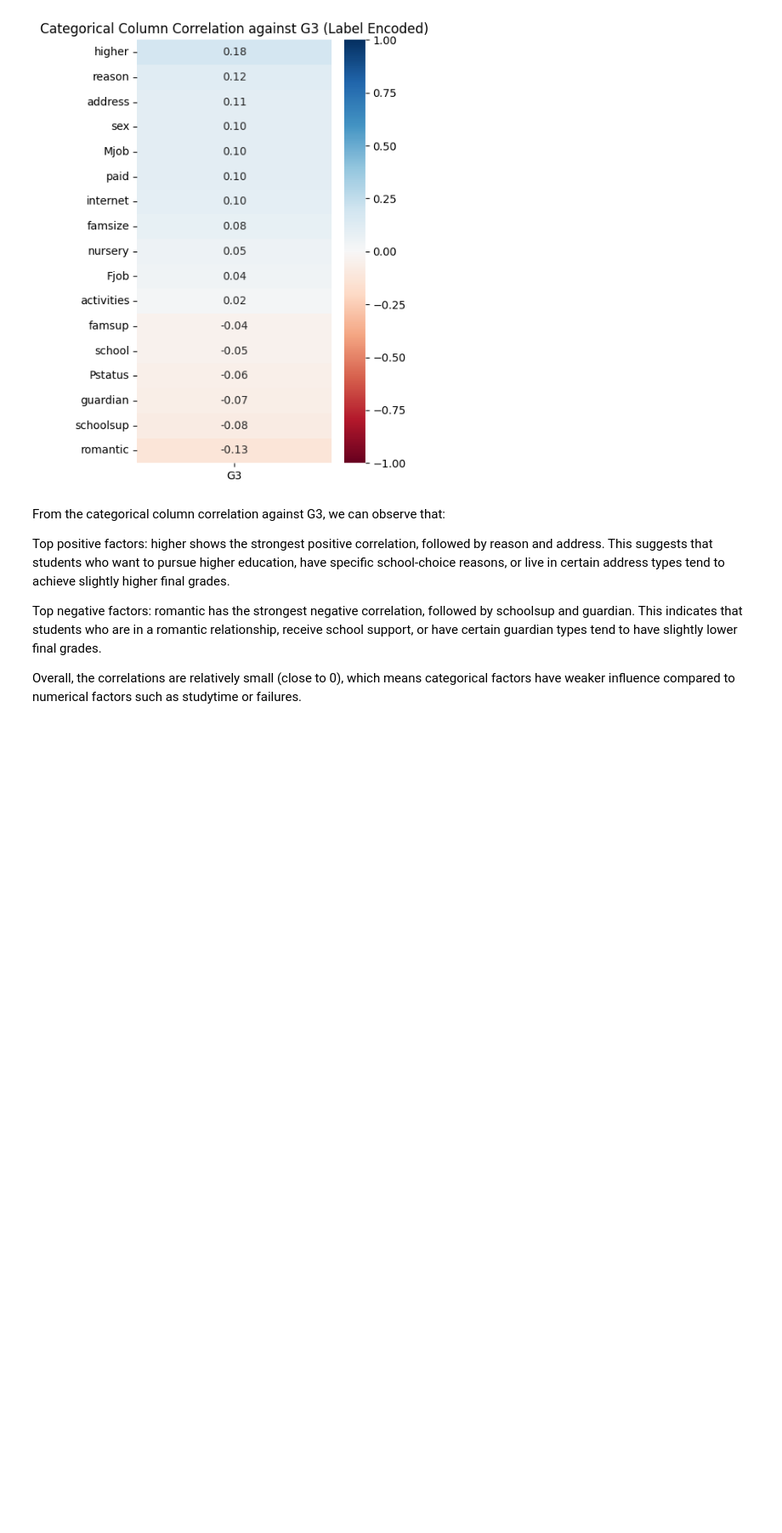
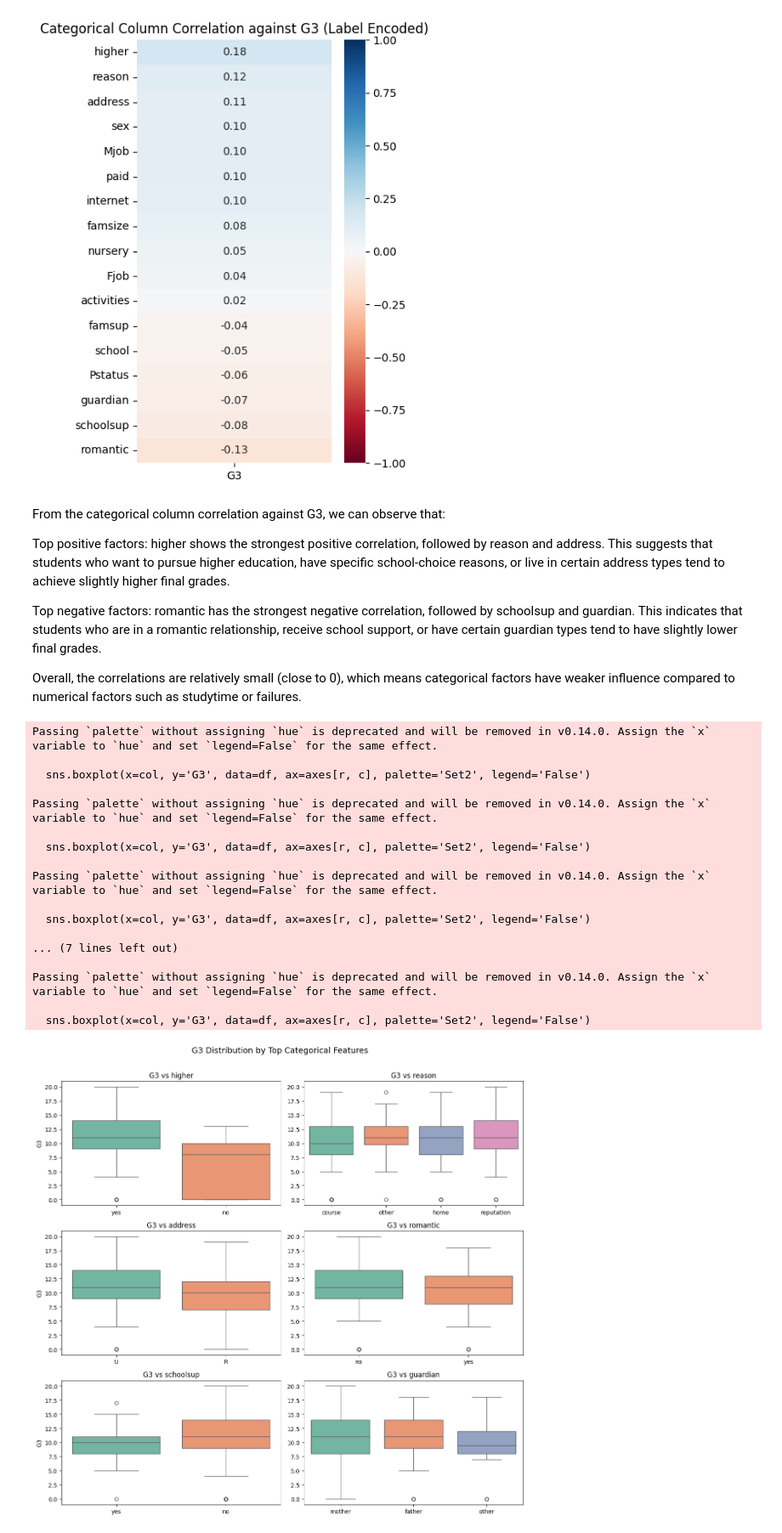
Before and after one commit to AkmalFazli27/Student-Grade-Analysis, a Jupyter notebook: notebooks/student_math.ipynb, the cells around one changed output. Shown at 85% size. Drawn from its saved outputs; the diff is of its cells as text; code cells hidden in the pictures; blank space fills up the shorter version.

Commit message:
Create boxplot for categorical features

```diff
--- a/notebooks/student_math.ipynb
+++ b/notebooks/student_math.ipynb
@@ -170,3 +166,37 @@ Top positive factors: higher shows the strongest positive correlation, followed
 Top negative factors: romantic has the strongest negative correlation, followed by schoolsup  and guardian. This indicates that students who are in a romantic relationship, receive school support, or have certain guardian types tend to have slightly lower final grades.
 
 Overall, the correlations are relatively small (close to 0), which means categorical factors have weaker influence compared to numerical factors such as studytime or failures.
+# %%
+top_cat_cols = ['higher', 'reason', 'address', 'romantic', 'schoolsup', 'guardian']
+
+fig, axes = plt.subplots(3, 2, figsize=(12, 12))
+fig.suptitle('G3 Distribution by Top Categorical Features', fontsize=14)
+
+for i, col in enumerate(top_cat_cols):
+    r, c = divmod(i, 2)
+    sns.boxplot(x=col, y='G3', data=df, ax=axes[r, c], palette='Set2', legend='False')
+    axes[r, c].set_title(f'G3 vs {col}')
+    axes[r, c].set_xlabel('')
+    axes[r, c].set_ylabel('G3' if c == 0 else '')
+
+plt.tight_layout(rect=[0, 0.03, 1, 0.97])
+plt.show()
+# %% [output]
+Passing `palette` without assigning `hue` is deprecated and will be removed in v0.14.0. Assign the `x` variable to `hue` and set `legend=False` for the same effect.
+
+  sns.boxplot(x=col, y='G3', data=df, ax=axes[r, c], palette='Set2', legend='False')
+
+Passing `palette` without assigning `hue` is deprecated and will be removed in v0.14.0. Assign the `x` variable to `hue` and set `legend=False` for the same effect.
+
+  sns.boxplot(x=col, y='G3', data=df, ax=axes[r, c], palette='Set2', legend='False')
+
+Passing `palette` without assigning `hue` is deprecated and will be removed in v0.14.0. Assign the `x` variable to `hue` and set `legend=False` for the same effect.
+
+  sns.boxplot(x=col, y='G3', data=df, ax=axes[r, c], palette='Set2', legend='False')
+
+... (7 lines left out)
+
+Passing `palette` without assigning `hue` is deprecated and will be removed in v0.14.0. Assign the `x` variable to `hue` and set `legend=False` for the same effect.
+
+  sns.boxplot(x=col, y='G3', data=df, ax=axes[r, c], palette='Set2', legend='False')
+[figure, added]
```
Also changed, not shown: parts of 3 cells of this notebook.
